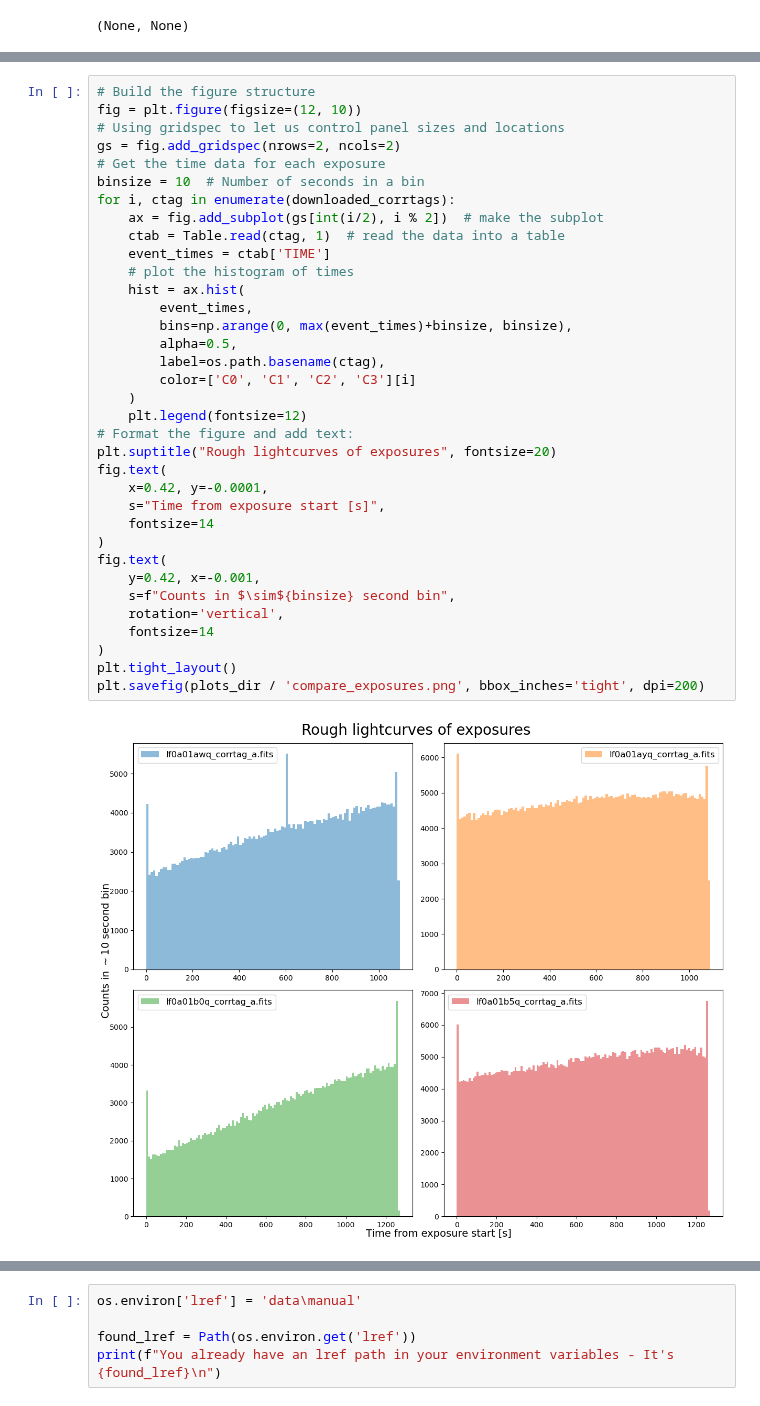
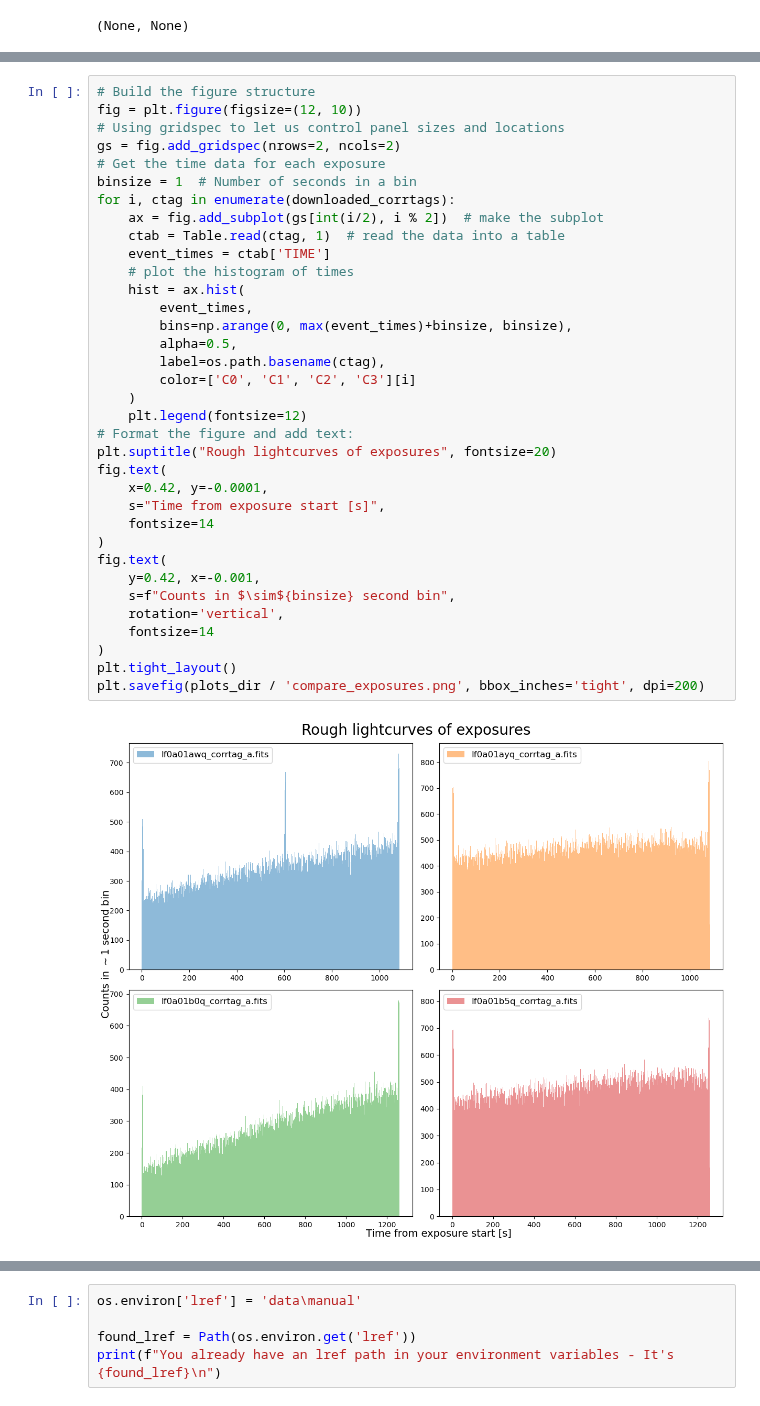
Before and after one commit to seratsaad/ticktock, a Jupyter notebook: time_tag.ipynb, the cells around one changed output, grey strips where cells are left out. Drawn from its saved outputs; the diff is of its cells as text.

```diff
--- a/time_tag.ipynb
+++ b/time_tag.ipynb
@@ -63,37 +60,37 @@ fig = plt.figure(figsize=(12, 10))
 # Using gridspec to let us control panel sizes and locations
 gs = fig.add_gridspec(nrows=2, ncols=2)
 # Get the time data for each exposure
-binsize = 10  # Number of seconds in a bin
+binsize = 1  # Number of seconds in a bin
 for i, ctag in enumerate(downloaded_corrtags):
     ax = fig.add_subplot(gs[int(i/2), i % 2])  # make the subplot
     ctab = Table.read(ctag, 1)  # read the data into a table
     event_times = ctab['TIME']
     # plot the histogram of times
     hist = ax.hist(
         event_times,
         bins=np.arange(0, max(event_times)+binsize, binsize),
         alpha=0.5,
         label=os.path.basename(ctag),
         color=['C0', 'C1', 'C2', 'C3'][i]
     )
     plt.legend(fontsize=12)
 # Format the figure and add text:
 plt.suptitle("Rough lightcurves of exposures", fontsize=20)
 fig.text(
     x=0.42, y=-0.0001,
     s="Time from exposure start [s]",
     fontsize=14
 )
 fig.text(
     y=0.42, x=-0.001,
     s=f"Counts in $\sim${binsize} second bin",
     rotation='vertical',
     fontsize=14
 )
 plt.tight_layout()
 plt.savefig(plots_dir / 'compare_exposures.png', bbox_inches='tight', dpi=200)
 # %% [output]
-[figure, old version]
+[figure, new version]
 # %%
 # Find the path to the right exposure
 target_exp = [exp for exp in downloaded_corrtags if "b0q" in exp][0]
```
Also changed, not shown: parts of 6 cells of this notebook.
